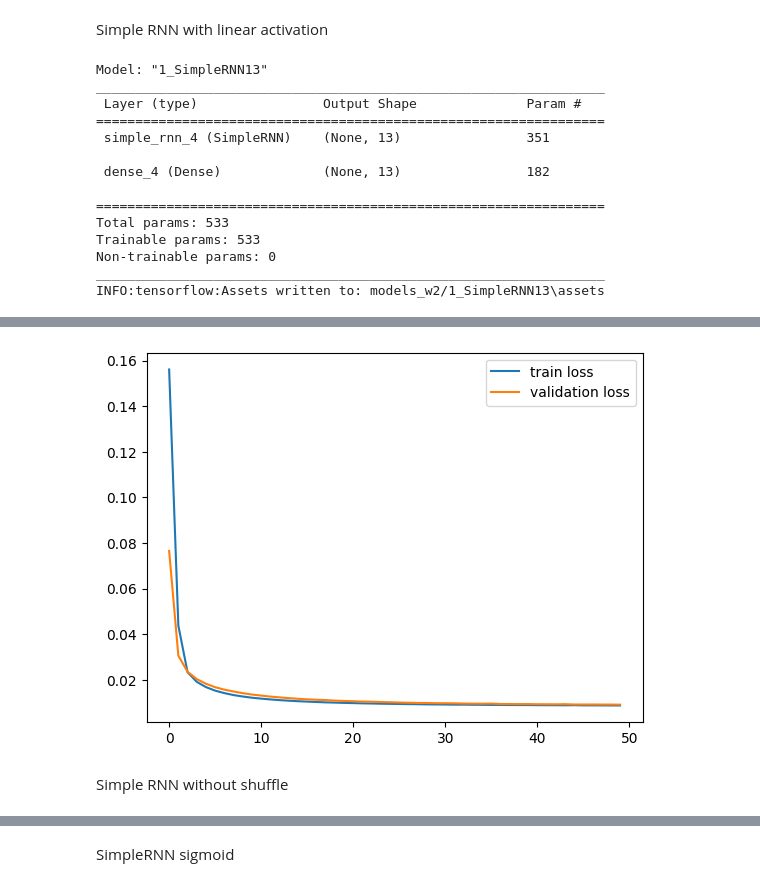
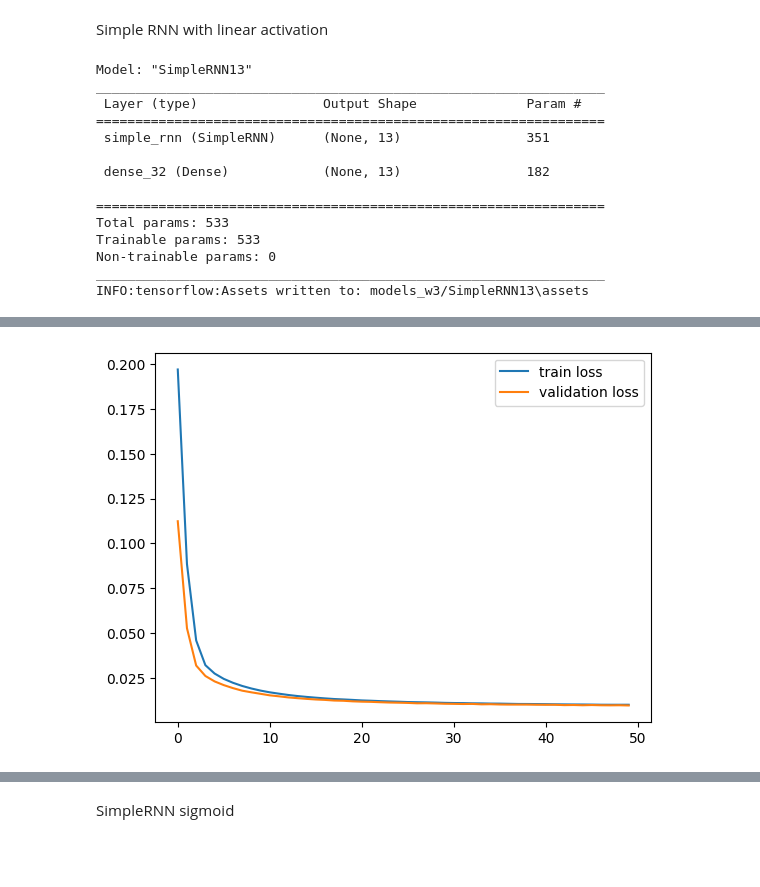
Before and after one commit to geniusserg/CovidPredict, a Jupyter notebook: ml_improved_window2.ipynb, the cells around one changed output, grey strips where cells are left out. Cells and saved outputs as stored; diff of their text form; code cells hidden in the pictures; blank space fills up the shorter version.

```diff
--- a/ml_improved_window2.ipynb
+++ b/ml_improved_window2.ipynb
@@ -154,8 +45,8 @@ def show_results(X_test, y_test, model, history, batch_size=None, sample_num = 0
     table.append(r2_scor)
 
     df_score = pd.DataFrame(table, ["MSE", "R2"], columns=df.columns[29:42])
-    df_score.to_csv("reports_w3/"+model.name+".csv")
-    model.save("models_w3/"+model.name)
+    df_score.to_csv("reports_w2/"+model.name+".csv")
+    model.save("models_w2/"+model.name)
     display(df_score)
     plt.show()
 # %% [markdown]
@@ -179,29 +382,27 @@ VAL shape:  (226, 13)
 # %% [markdown]
 Simple RNN with linear activation
 # %%
-PARAMS_LENGTH = X_train.shape[2]
-WINDOW = X_train.shape[1]
-model = Sequential(name="1_SimpleRNN13")
+model = Sequential(name="SimpleRNN13")
 model.add(Input((WINDOW, PARAMS_LENGTH)))
 model.add(SimpleRNN(PARAMS_LENGTH, return_sequences=False))
 model.add(Dense(PARAMS_LENGTH, activation="linear"))
 model.compile(optimizer="adam", loss="mse")
 model.summary()
-history = model.fit(X_train, y_train, epochs=50, validation_data=(X_val, y_val), verbose=0)
+history = model.fit(X_train, y_train, epochs=30, validation_data=(X_val, y_val), verbose=0)
 show_results(X_test, y_test, model, history)
 # %% [output]
-Model: "1_SimpleRNN13"
+Model: "SimpleRNN13"
 _________________________________________________________________
  Layer (type)                Output Shape              Param #
 =================================================================
- simple_rnn_4 (SimpleRNN)    (None, 13)                351
+ simple_rnn (SimpleRNN)      (None, 13)                351
 
- dense_4 (Dense)             (None, 13)                182
+ dense_32 (Dense)            (None, 13)                182
 
 =================================================================
 Total params: 533
 Trainable params: 533
 Non-trainable params: 0
 _________________________________________________________________
-INFO:tensorflow:Assets written to: models_w2/1_SimpleRNN13\assets
+INFO:tensorflow:Assets written to: models_w3/SimpleRNN13\assets
 |  | Температура_dinam_fact | Лимфоциты#_dinam_fact | АСТ_dinam_fact | ЧСС_dinam_fact | ЧДД_dinam_fact | ... |
@@ -210,3 +411 @@ INFO:tensorflow:Assets written to: models_w2/1_SimpleRNN13\assets
-[figure, old version]
+[figure, new version]
-# %% [markdown]
-Simple RNN without shuffle
```
Also changed, not shown: parts of 90 cells of this notebook, 4 other files.
